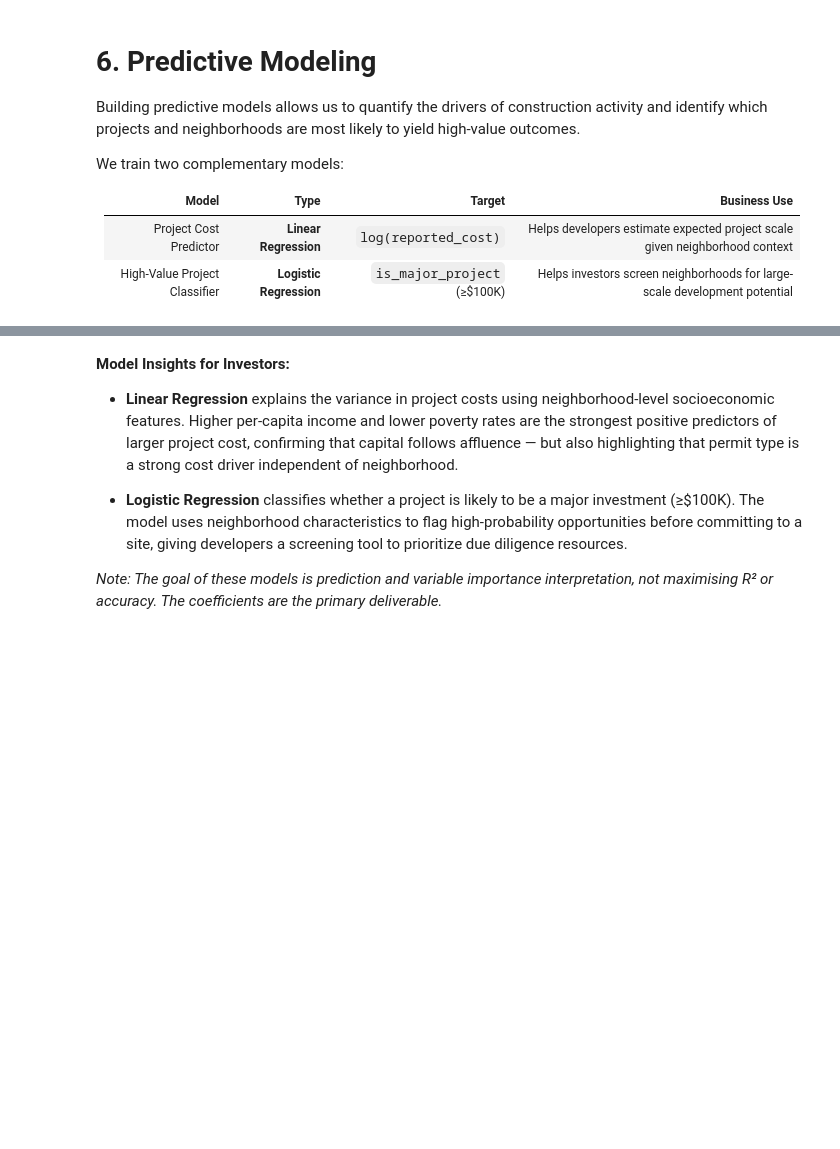
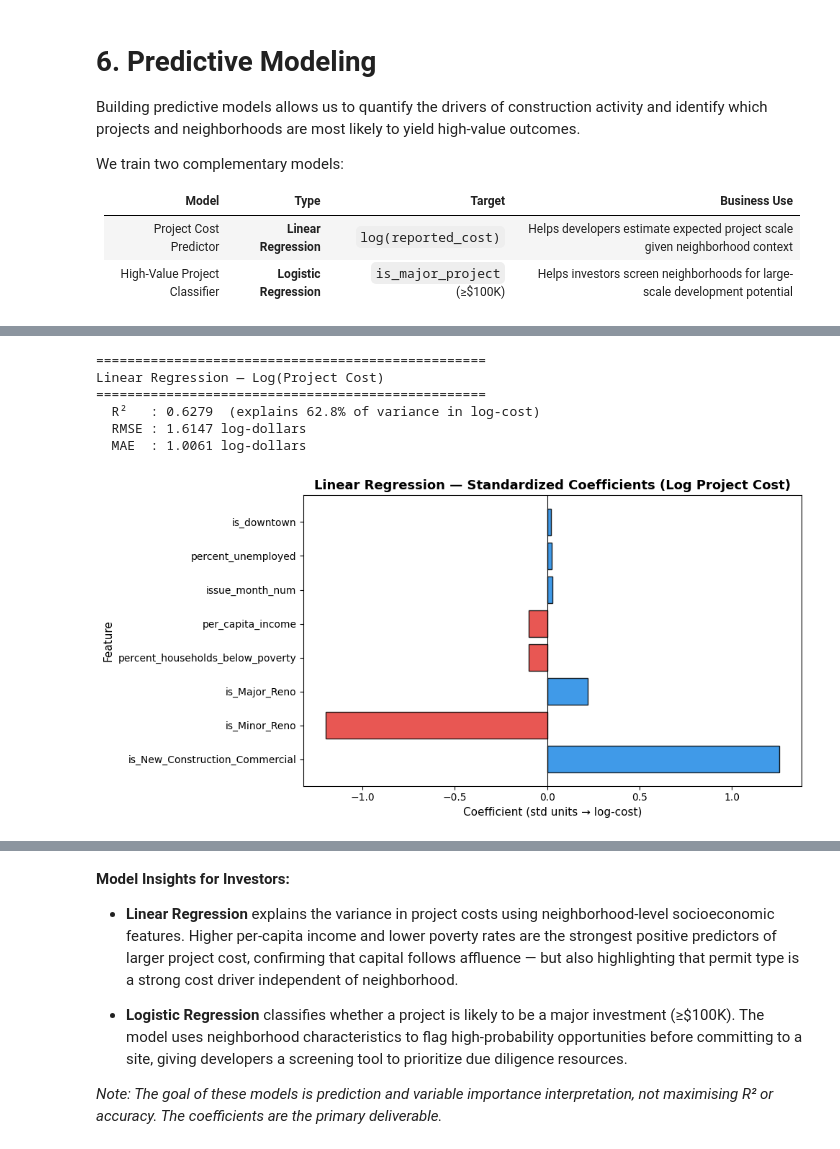
Before and after one commit to jeenaleee/BUSN-32120-Final, a Jupyter notebook: Final_Project.ipynb, the cells around one changed output, grey strips where cells are left out. Cells and saved outputs as stored; diff of their text form; code cells hidden in the pictures; blank space fills up the shorter version.

```diff
--- a/Final_Project.ipynb
+++ b/Final_Project.ipynb
@@ -1101,5 +1121,5 @@ model_df[base_features_clean].describe().round(2)
 # %%
-# ── Model 1: Linear Regression — Predicting Project Cost ─────────────────────
+# Model 1: Linear Regression — Predicting Project Cost
 # Target: log(reported_cost) — log transform handles the heavy right skew
 # Business purpose: Estimate expected project size from neighborhood/timing context
 
@@ -1116,39 +1136,44 @@ X_test_sc  = scaler_lr.transform(X_test)
 lr = LinearRegression()
 lr.fit(X_train_sc, y_train)
 
 y_pred_lr = lr.predict(X_test_sc)
 
-# ── Metrics ───────────────────────────────────────────────────────────────────
+# Metrics
 r2   = r2_score(y_test, y_pred_lr)
 rmse = np.sqrt(mean_squared_error(y_test, y_pred_lr))
 mae  = mean_absolute_error(y_test, y_pred_lr)
 
 print("=" * 50)
 print("Linear Regression — Log(Project Cost)")
 print("=" * 50)
 print(f"  R²   : {r2:.4f}  (explains {r2*100:.1f}% of variance in log-cost)")
 print(f"  RMSE : {rmse:.4f} log-dollars")
 print(f"  MAE  : {mae:.4f} log-dollars")
 print()
 
 # Feature importance (standardized coefficients)
 coef_df = pd.DataFrame({
-    'Feature': base_features_clean,
-    'Coefficient': lr.coef_
+    'Feature': list(X.columns),
+    'Coefficient': lr.coef_.flatten()
 }).sort_values('Coefficient', key=abs, ascending=False)
 
 fig, ax = plt.subplots(figsize=(10, 5))
 colors_coef = ['#e53935' if v < 0 else '#1e88e5' for v in coef_df['Coefficient']]
 ax.barh(coef_df['Feature'], coef_df['Coefficient'], color=colors_coef, edgecolor='black', alpha=0.85)
 ax.axvline(0, color='black', linewidth=0.8)
 ax.set_title('Linear Regression — Standardized Coefficients (Log Project Cost)', fontsize=13, fontweight='bold')
 ax.set_xlabel('Coefficient (std units → log-cost)', fontsize=11)
 ax.set_ylabel('Feature', fontsize=11)
 plt.tight_layout()
 plt.show()
-
-print("\nTop feature drivers of project cost:")
-print(coef_df.to_string(index=False))
+# %% [output]
+==================================================
+Linear Regression — Log(Project Cost)
+==================================================
+  R²   : 0.6279  (explains 62.8% of variance in log-cost)
+  RMSE : 1.6147 log-dollars
+  MAE  : 1.0061 log-dollars
+[figure, added]
 # %%
 # ── Model 2: Logistic Regression — Predicting High-Value Projects ─────────────
 # Target: is_major_project = 1 if reported_cost >= $100,000 (Major/New Construction)
```
Also changed, not shown: parts of 39 cells of this notebook.
